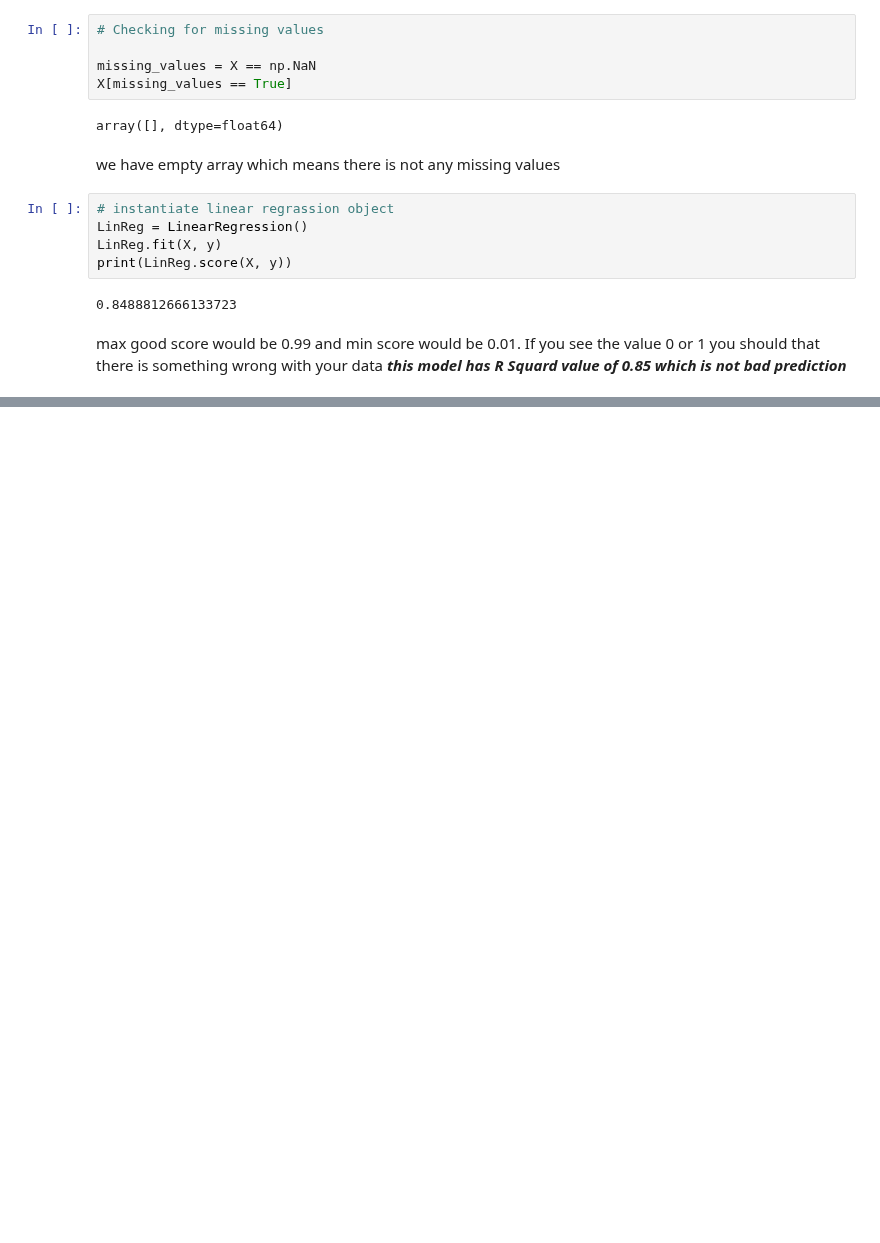
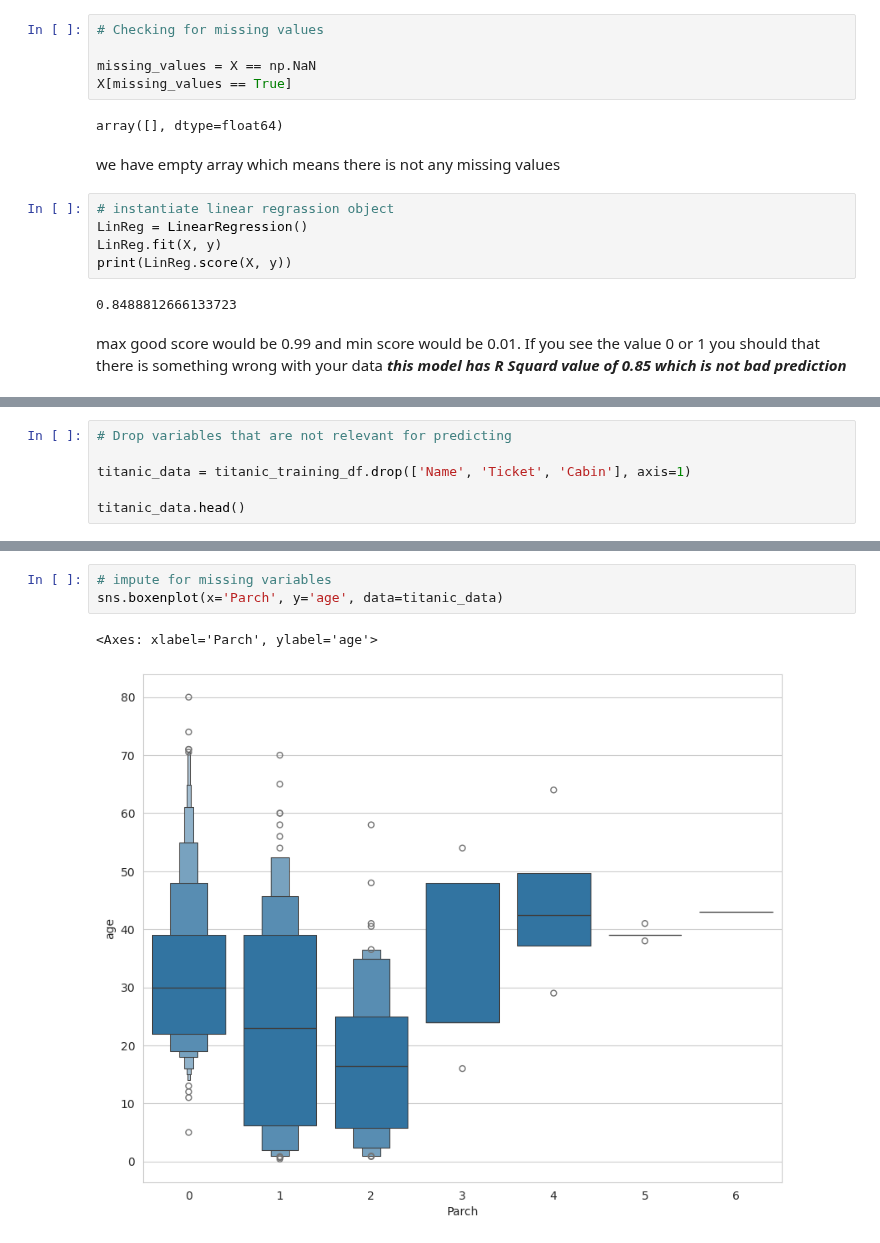
Before and after one commit to Mahdi90s/Python_repository, a Jupyter notebook: Python_Code/Python_Learning_Part2.ipynb, the cells around one changed output, grey strips where cells are left out. Drawn from its saved outputs; the diff is of its cells as text; blank space fills up the shorter version.

```diff
--- a/Python_Code/Python_Learning_Part2.ipynb
+++ b/Python_Code/Python_Learning_Part2.ipynb
@@ -159,0 +282,6 @@ max good score would be 0.99 and min score would be 0.01. If you see the value 0
+# %%
+# Drop variables that are not relevant for predicting
+
+titanic_data = titanic_training_df.drop(['Name', 'Ticket', 'Cabin'], axis=1)
+
+titanic_data.head()
@@ -159,0 +295,6 @@ max good score would be 0.99 and min score would be 0.01. If you see the value 0
+# %%
+# impute for missing variables
+sns.boxenplot(x='Parch', y='age', data=titanic_data)
+# %% [output]
+<Axes: xlabel='Parch', ylabel='age'>
+[figure, added]
```
Also changed, not shown: parts of 23 cells of this notebook.
